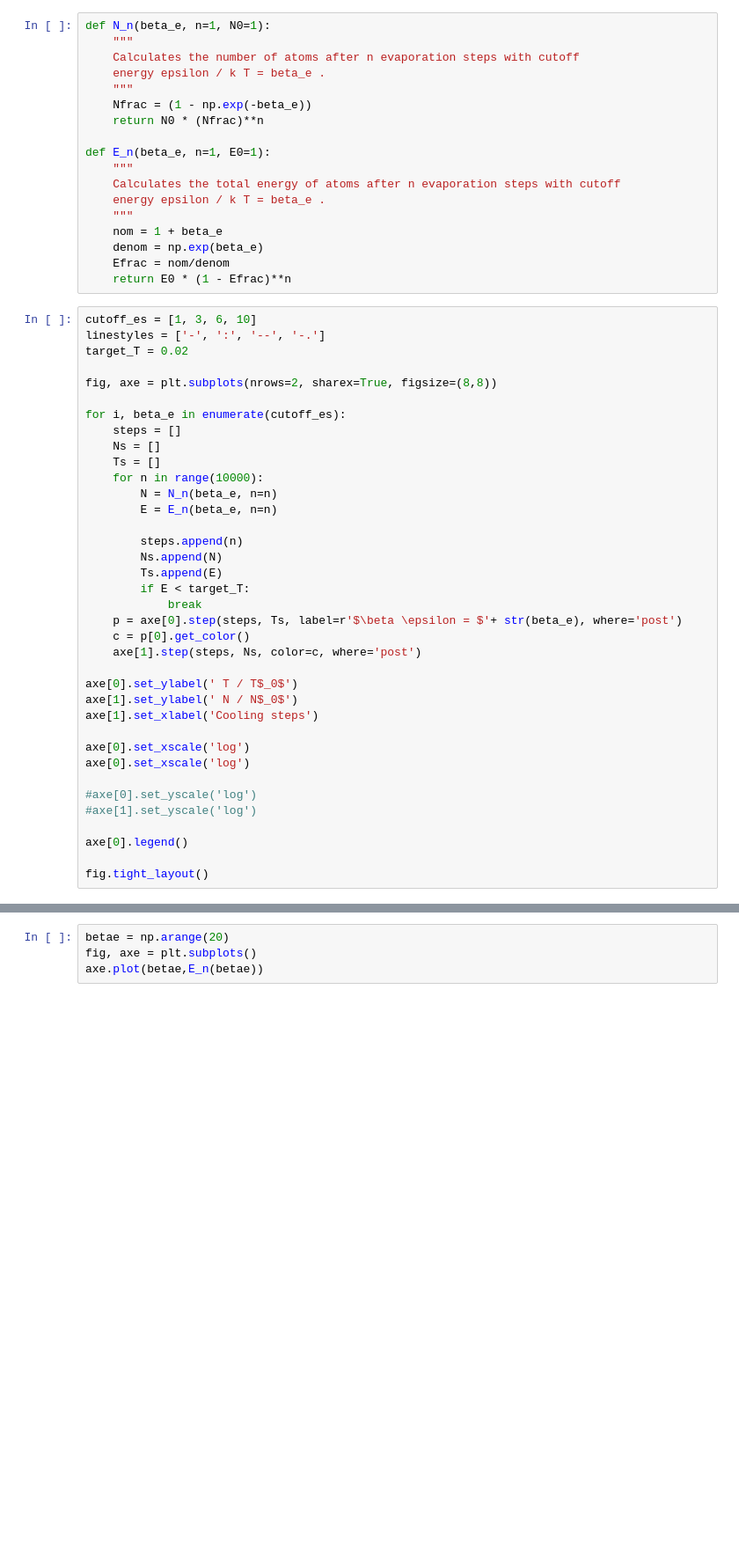
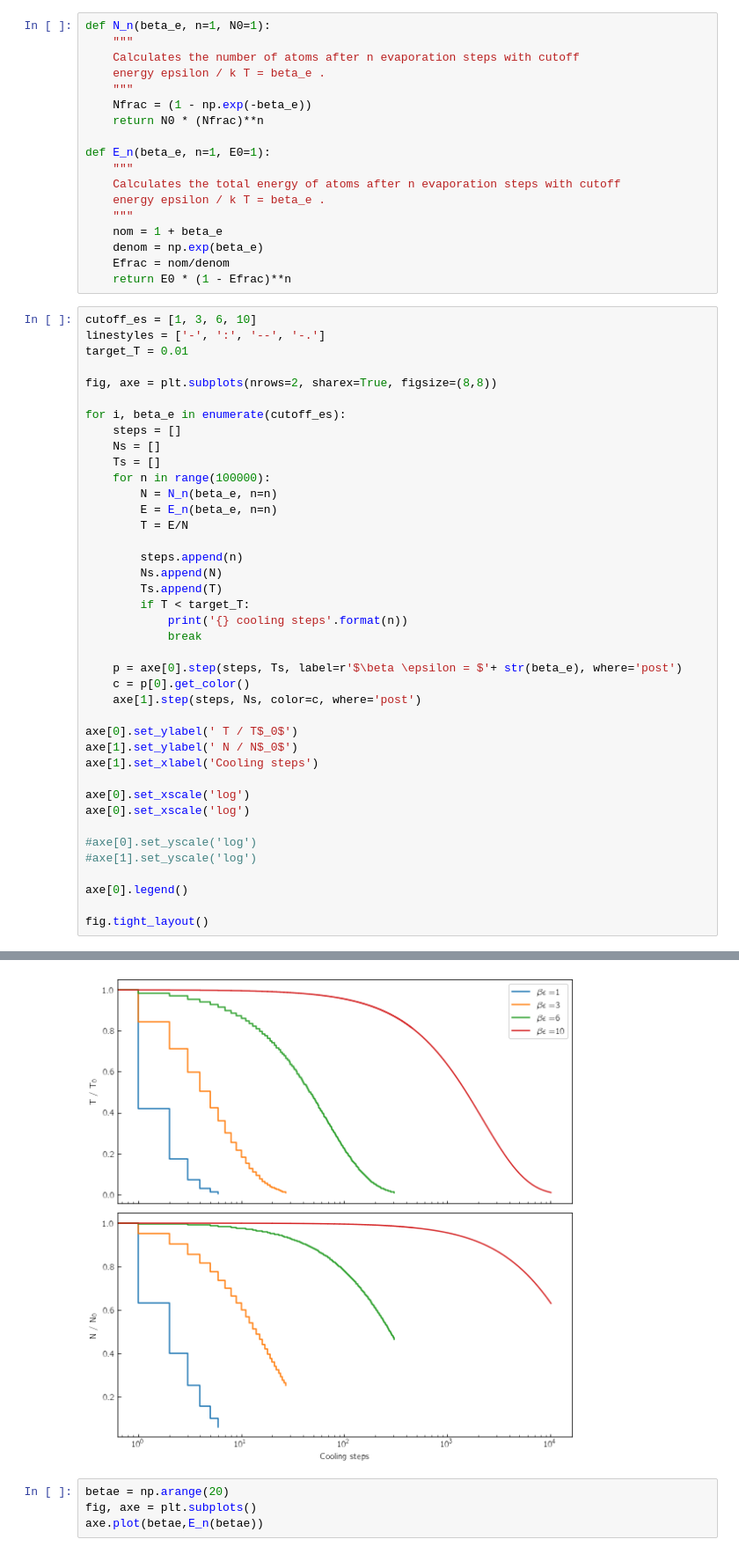
Before and after one commit to Schlabonski/quantum_control_19, a Jupyter notebook: notebooks/sheet7_evaporative_cooling.ipynb, the cells around one changed output, grey strips where cells are left out. Shown at 88% size. Cells and saved outputs as stored; diff of their text form; blank space fills up the shorter version.

```diff
--- a/notebooks/sheet7_evaporative_cooling.ipynb
+++ b/notebooks/sheet7_evaporative_cooling.ipynb
@@ -24,7 +26,7 @@ def E_n(beta_e, n=1, E0=1):
 # %%
 cutoff_es = [1, 3, 6, 10]
 linestyles = ['-', ':', '--', '-.']
-target_T = 0.02
+target_T = 0.01
 
 fig, axe = plt.subplots(nrows=2, sharex=True, figsize=(8,8))
 
@@ -32,15 +34,18 @@ for i, beta_e in enumerate(cutoff_es):
     steps = []
     Ns = []
     Ts = []
-    for n in range(10000):
+    for n in range(100000):
         N = N_n(beta_e, n=n)
         E = E_n(beta_e, n=n)
+        T = E/N
 
         steps.append(n)
         Ns.append(N)
-        Ts.append(E)
-        if E < target_T:
+        Ts.append(T)
+        if T < target_T:
+            print('{} cooling steps'.format(n))
             break
+
     p = axe[0].step(steps, Ts, label=r'$\beta \epsilon = $'+ str(beta_e), where='post')
     c = p[0].get_color()
     axe[1].step(steps, Ns, color=c, where='post')
@@ -64,3 +71,4 @@ fig.tight_layout()
+[figure, added]
 # %%
 betae = np.arange(20)
 fig, axe = plt.subplots()
```
Also changed, not shown: parts of 3 cells of this notebook, 2 other files.
